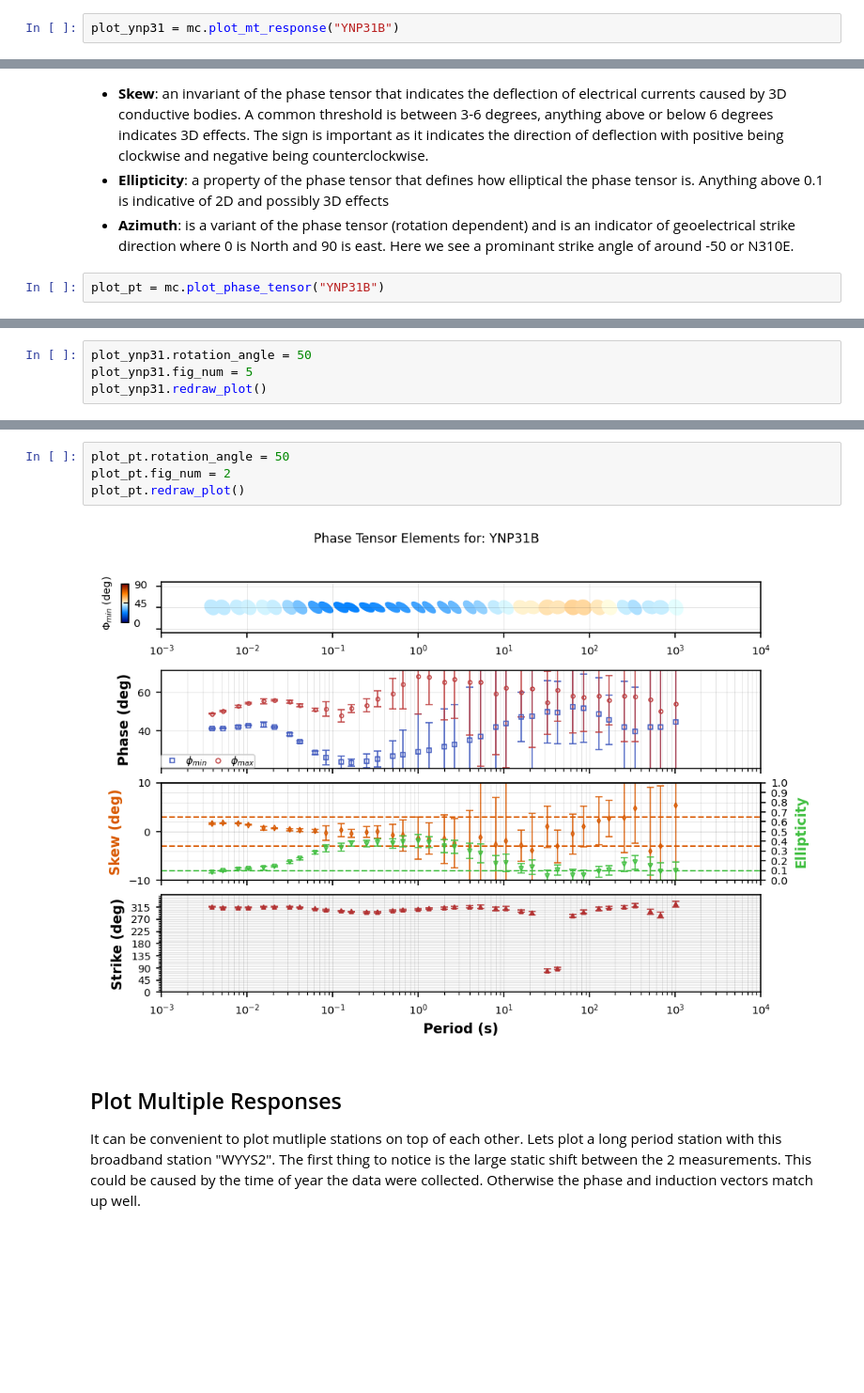
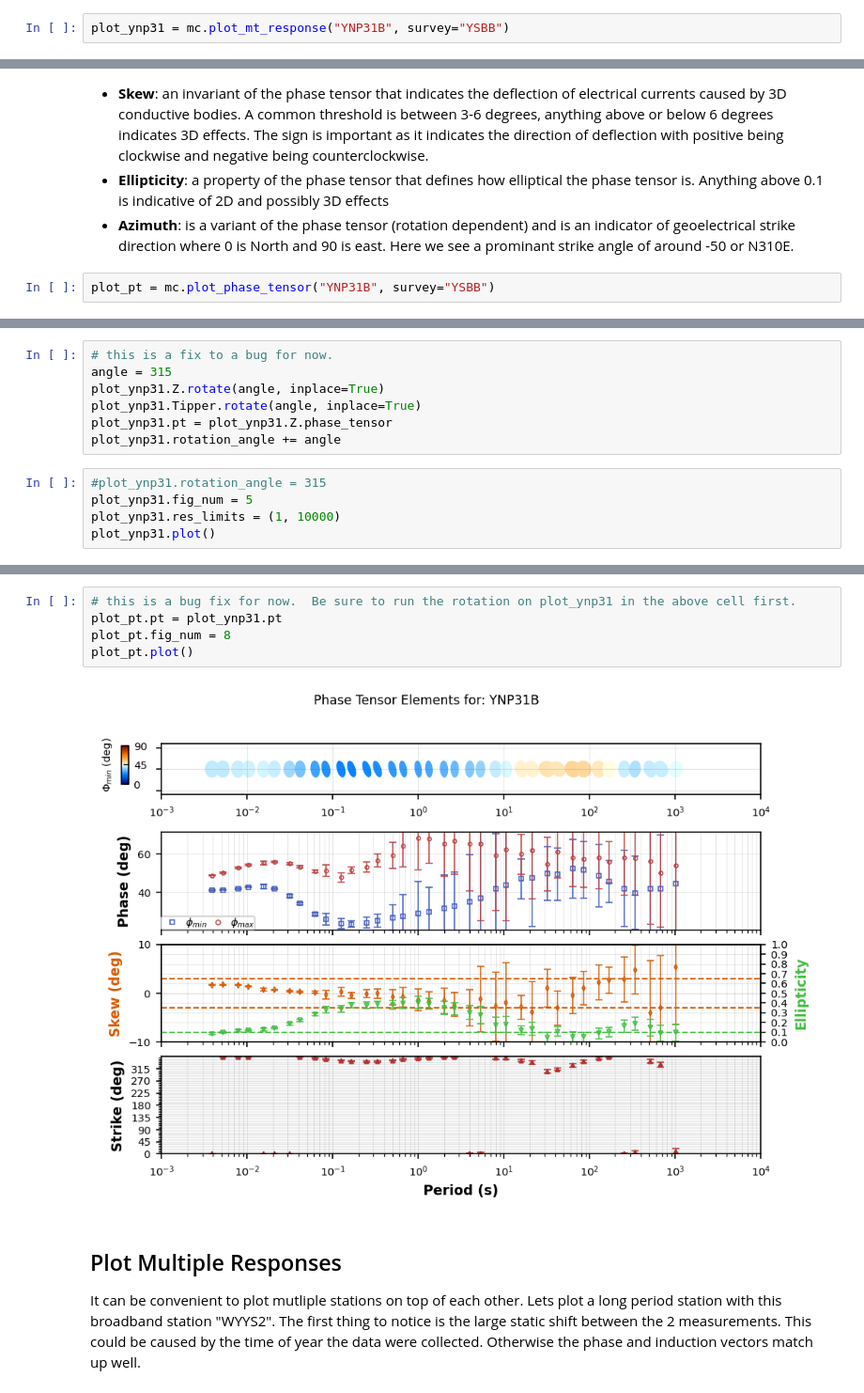
Before and after one commit to simpeg-research/earthscope-mt-course, a Jupyter notebook: notebooks/mtpy/04_plot_mt_response.ipynb, the cells around one changed output, grey strips where cells are left out. Shown at 94% size. Cells and saved outputs as stored; diff of their text form; blank space fills up the shorter version.

```diff
--- a/notebooks/mtpy/04_plot_mt_response.ipynb
+++ b/notebooks/mtpy/04_plot_mt_response.ipynb
@@ -34,5 +34,5 @@ Here we will plot the 2 orthogonal modes "xy" and "yx", remember "x" is north an
  - **Induction Vectors**: These are plotted in map view, therefore up is North and to the right is East.  The black arrows point towards good conductors, which we will see in later plots is to the south of this station in the shallower subsurface and to the north in the deeper subsurface.  The imaginary arrows (cyan) indicated dimensionality, suggesting a complex subsurface. In a 2D subsurface, the real arrows should point perpendicular to the orientation of the phase tensor ellipses.
  - **Phase Tensor Ellipses**: The phase tensor ellipse are also plotted in map view with North up and East to the right.  They are circular at short periods, elongate in that same 0.1 to 10 second range and become more circular at depth.  The coloring here is the minimum phase invariant, which is a modest estimation of phase gradient indicating whether the subsurface is becoming more resistive (blues) or more conductive (reds).  Matching the apparent resistivity the ellipses become more blue in the 0.1 to 10 second period range and more red at depth.
 # %%
-plot_ynp31 = mc.plot_mt_response("YNP31B")
+plot_ynp31 = mc.plot_mt_response("YNP31B", survey="YSBB")
 # %% [output]
@@ -82,5 +81,5 @@ Another method of plotting is to plot the invariants and properties of the phase
  - **Ellipticity**: a property of the phase tensor that defines how elliptical the phase tensor is.  Anything above 0.1 is indicative of 2D and possibly 3D effects
  - **Azimuth**: is a variant of the phase tensor (rotation dependent) and is an indicator of geoelectrical strike direction where 0 is North and 90 is east.  Here we see a prominant strike angle of around -50 or N310E.
 # %%
-plot_pt = mc.plot_phase_tensor("YNP31B")
+plot_pt = mc.plot_phase_tensor("YNP31B", survey="YSBB")
 # %% [output]
@@ -95,5 +93,13 @@ Now the phase tensors and ellipses are in geoelectrical coordinates so up is -50
+# %%
+# this is a fix to a bug for now.
+angle = 315
+plot_ynp31.Z.rotate(angle, inplace=True)
+plot_ynp31.Tipper.rotate(angle, inplace=True)
+plot_ynp31.pt = plot_ynp31.Z.phase_tensor
+plot_ynp31.rotation_angle += angle
 # %%
-plot_ynp31.rotation_angle = 50
+#plot_ynp31.rotation_angle = 315
 plot_ynp31.fig_num = 5
-plot_ynp31.redraw_plot()
+plot_ynp31.res_limits = (1, 10000)
+plot_ynp31.plot()
 # %% [output]
@@ -101,9 +107,10 @@ plot_ynp31.redraw_plot()
 # %%
-plot_pt.rotation_angle = 50
-plot_pt.fig_num = 2
-plot_pt.redraw_plot()
+# this is a bug fix for now.  Be sure to run the rotation on plot_ynp31 in the above cell first.
+plot_pt.pt = plot_ynp31.pt
+plot_pt.fig_num = 8
+plot_pt.plot()
 # %% [output]
-[figure, old version]
+[figure, new version]
 # %% [markdown]
 ## Plot Multiple Responses
 
```
Also changed, not shown: parts of 10 cells of this notebook, 1 other file.
